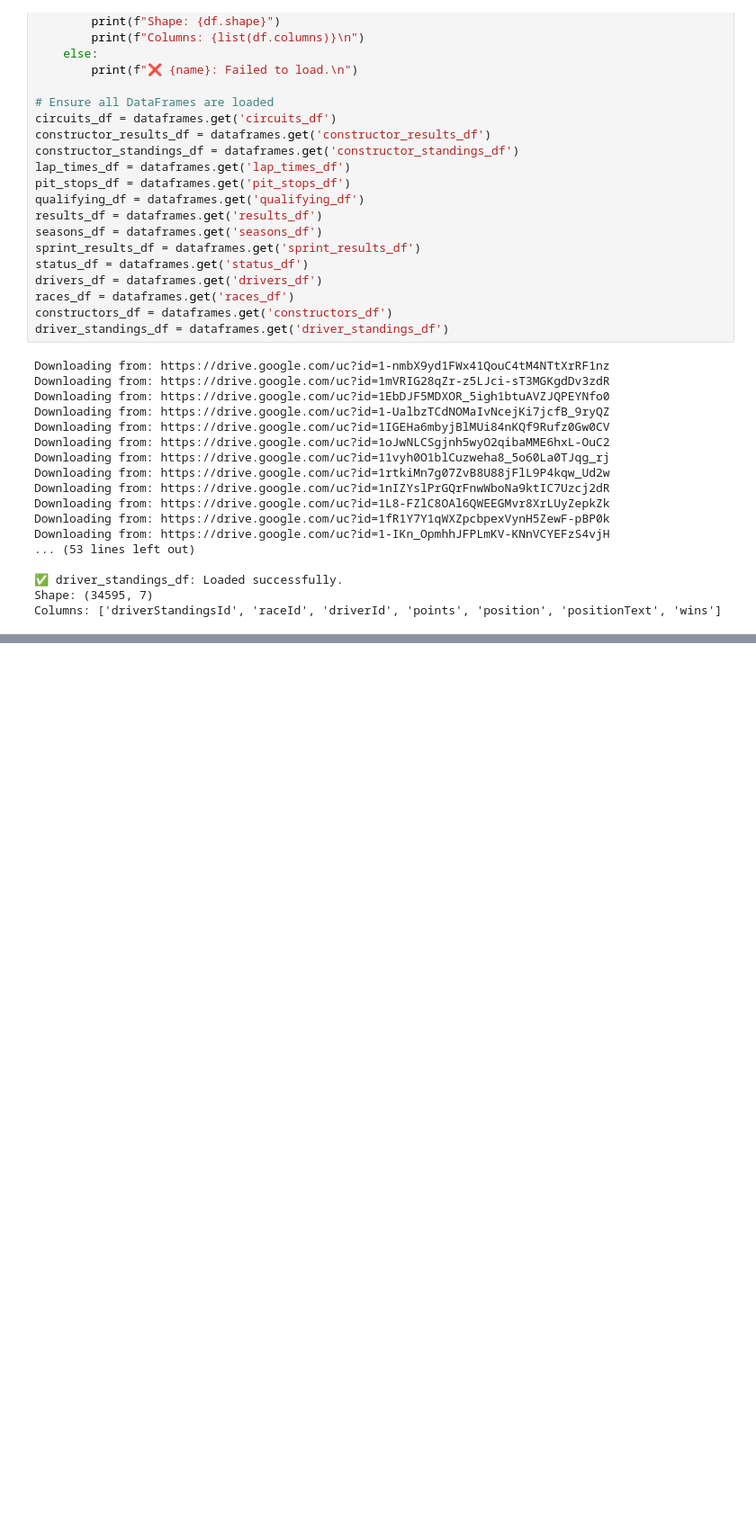
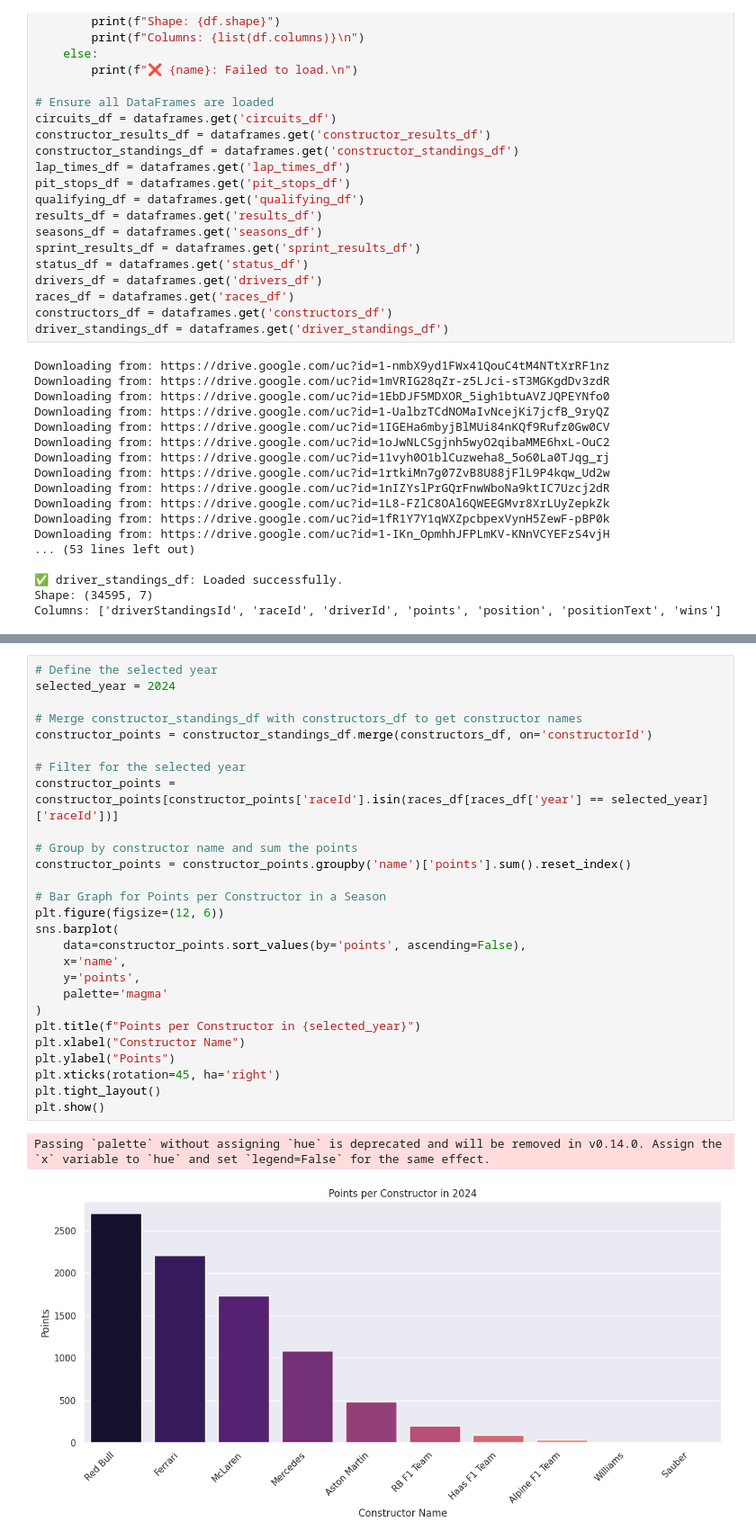
Before and after one commit to SumanthUdupi/F1-Project, a Jupyter notebook: F1 Data Analysis .ipynb, the cells around one changed output, grey strips where cells are left out. Shown at 90% size. Drawn from its saved outputs; the diff is of its cells as text; blank space fills up the shorter version.

```diff
--- a/F1 Data Analysis .ipynb
+++ b/F1 Data Analysis .ipynb
@@ -171,0 +196,30 @@ print(table_info_df.to_markdown(index=False))
+# %%
+# Define the selected year
+selected_year = 2024
+
+# Merge constructor_standings_df with constructors_df to get constructor names
+constructor_points = constructor_standings_df.merge(constructors_df, on='constructorId')
+
+# Filter for the selected year
+constructor_points = constructor_points[constructor_points['raceId'].isin(races_df[races_df['year'] == selected_year]['raceId'])]
+
+# Group by constructor name and sum the points
+constructor_points = constructor_points.groupby('name')['points'].sum().reset_index()
+
+# Bar Graph for Points per Constructor in a Season
+plt.figure(figsize=(12, 6))
+sns.barplot(
+    data=constructor_points.sort_values(by='points', ascending=False),
+    x='name',
+    y='points',
+    palette='magma'
+)
+plt.title(f"Points per Constructor in {selected_year}")
+plt.xlabel("Constructor Name")
+plt.ylabel("Points")
+plt.xticks(rotation=45, ha='right')
+plt.tight_layout()
+plt.show()
+# %% [output]
+Passing `palette` without assigning `hue` is deprecated and will be removed in v0.14.0. Assign the `x` variable to `hue` and set `legend=False` for the same effect.
+[figure, added]
```
Also changed, not shown: parts of 2 cells of this notebook, 1 other file.
